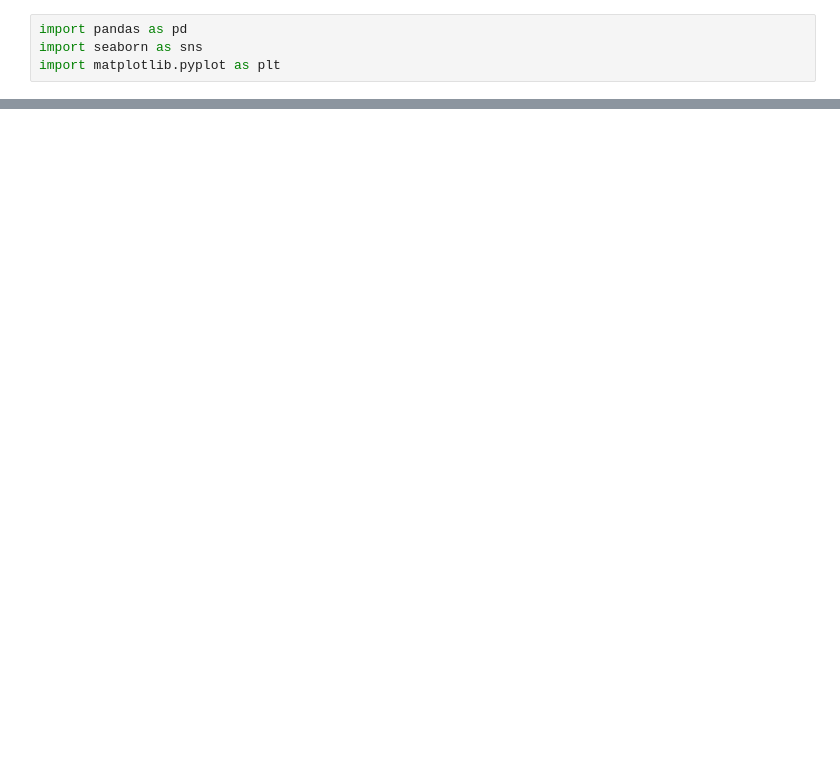
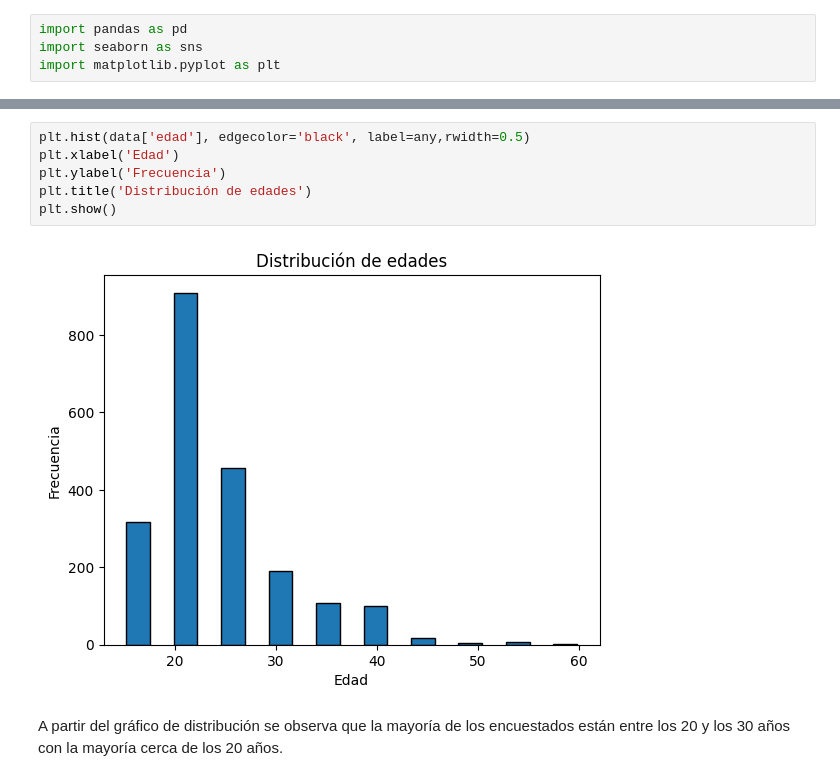
Before and after one commit to andresgabas/DS2-Coderhouse, a Jupyter notebook: Proyecto.ipynb, the cells around one changed output, grey strips where cells are left out. Drawn from its saved outputs; the diff is of its cells as text; blank space fills up the shorter version.

```diff
--- a/Proyecto.ipynb
+++ b/Proyecto.ipynb
@@ -25,0 +75,10 @@ df.describe()
+# %%
+plt.hist(data['edad'], edgecolor='black', label=any,rwidth=0.5)
+plt.xlabel('Edad')
+plt.ylabel('Frecuencia')
+plt.title('Distribución de edades')
+plt.show()
+# %% [output]
+[figure, added]
+# %% [markdown]
+A partir del gráfico de distribución se observa que la mayoría de los encuestados están entre los 20 y los 30 años con la mayoría cerca de los 20 años.
```
Also changed, not shown: parts of 17 cells of this notebook.
